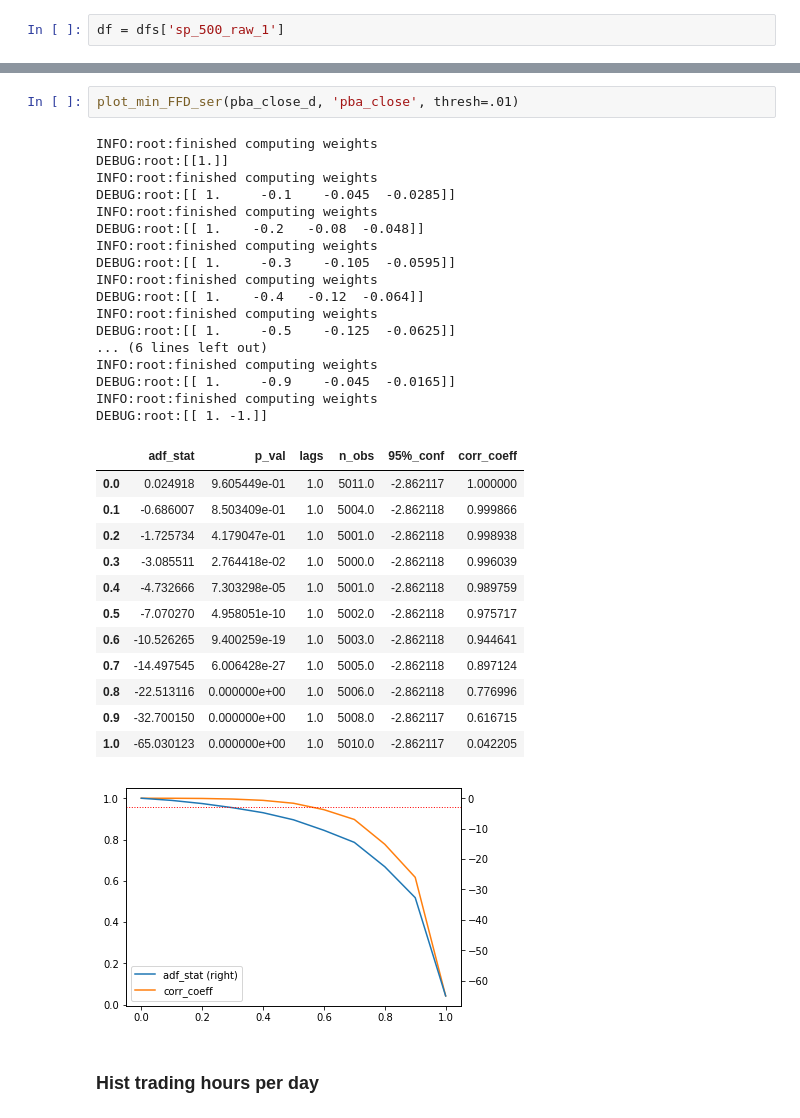
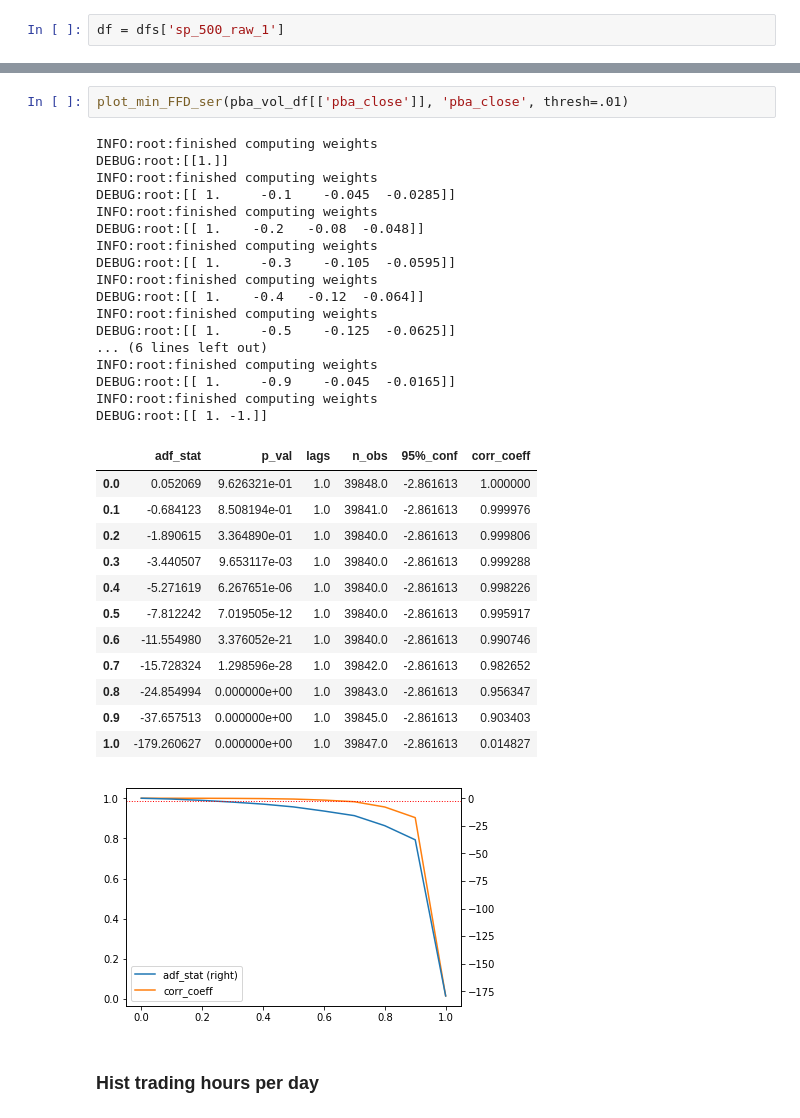
Before and after one commit to kevindirect/thesis-code, a Jupyter notebook: mutate/frac.ipynb, the cells around one changed output, grey strips where cells are left out. Drawn from its saved outputs; the diff is of its cells as text.

```diff
--- a/mutate/frac.ipynb
+++ b/mutate/frac.ipynb
@@ -80,36 +118,36 @@ si_buzz = df[['mkt_v3_stockIndexBuzz_N']].resample('d').last()
 # %%
-plot_min_FFD_ser(pba_close_d, 'pba_close', thresh=.01)
+plot_min_FFD_ser(pba_vol_df[['pba_close']], 'pba_close', thresh=.01)
 # %% [output]
 INFO:root:finished computing weights
 DEBUG:root:[[1.]]
 INFO:root:finished computing weights
 DEBUG:root:[[ 1.     -0.1    -0.045  -0.0285]]
 INFO:root:finished computing weights
 DEBUG:root:[[ 1.    -0.2   -0.08  -0.048]]
 INFO:root:finished computing weights
 DEBUG:root:[[ 1.     -0.3    -0.105  -0.0595]]
 INFO:root:finished computing weights
 DEBUG:root:[[ 1.    -0.4   -0.12  -0.064]]
 INFO:root:finished computing weights
 DEBUG:root:[[ 1.     -0.5    -0.125  -0.0625]]
 ... (6 lines left out)
 INFO:root:finished computing weights
 DEBUG:root:[[ 1.     -0.9    -0.045  -0.0165]]
 INFO:root:finished computing weights
 DEBUG:root:[[ 1. -1.]]
 |  | adf_stat | p_val | lags | n_obs | 95%_conf | corr_coeff |
-| 0.0 | 0.024918 | 9.605449e-01 | 1.0 | 5011.0 | -2.862117 | 1.000000 |
-| 0.1 | -0.686007 | 8.503409e-01 | 1.0 | 5004.0 | -2.862118 | 0.999866 |
-| 0.2 | -1.725734 | 4.179047e-01 | 1.0 | 5001.0 | -2.862118 | 0.998938 |
-| 0.3 | -3.085511 | 2.764418e-02 | 1.0 | 5000.0 | -2.862118 | 0.996039 |
-| 0.4 | -4.732666 | 7.303298e-05 | 1.0 | 5001.0 | -2.862118 | 0.989759 |
-| 0.5 | -7.070270 | 4.958051e-10 | 1.0 | 5002.0 | -2.862118 | 0.975717 |
-| 0.6 | -10.526265 | 9.400259e-19 | 1.0 | 5003.0 | -2.862118 | 0.944641 |
-| 0.7 | -14.497545 | 6.006428e-27 | 1.0 | 5005.0 | -2.862118 | 0.897124 |
-| 0.8 | -22.513116 | 0.000000e+00 | 1.0 | 5006.0 | -2.862118 | 0.776996 |
-| 0.9 | -32.700150 | 0.000000e+00 | 1.0 | 5008.0 | -2.862117 | 0.616715 |
-| 1.0 | -65.030123 | 0.000000e+00 | 1.0 | 5010.0 | -2.862117 | 0.042205 |
+| 0.0 | 0.052069 | 9.626321e-01 | 1.0 | 39848.0 | -2.861613 | 1.000000 |
+| 0.1 | -0.684123 | 8.508194e-01 | 1.0 | 39841.0 | -2.861613 | 0.999976 |
+| 0.2 | -1.890615 | 3.364890e-01 | 1.0 | 39840.0 | -2.861613 | 0.999806 |
+| 0.3 | -3.440507 | 9.653117e-03 | 1.0 | 39840.0 | -2.861613 | 0.999288 |
+| 0.4 | -5.271619 | 6.267651e-06 | 1.0 | 39840.0 | -2.861613 | 0.998226 |
+| 0.5 | -7.812242 | 7.019505e-12 | 1.0 | 39840.0 | -2.861613 | 0.995917 |
+| 0.6 | -11.554980 | 3.376052e-21 | 1.0 | 39840.0 | -2.861613 | 0.990746 |
+| 0.7 | -15.728324 | 1.298596e-28 | 1.0 | 39842.0 | -2.861613 | 0.982652 |
+| 0.8 | -24.854994 | 0.000000e+00 | 1.0 | 39843.0 | -2.861613 | 0.956347 |
+| 0.9 | -37.657513 | 0.000000e+00 | 1.0 | 39845.0 | -2.861613 | 0.903403 |
+| 1.0 | -179.260627 | 0.000000e+00 | 1.0 | 39847.0 | -2.861613 | 0.014827 |
-[figure, old version]
+[figure, new version]
 # %% [markdown]
 ### Hist trading hours per day
 # %%
```
Also changed, not shown: parts of 8 cells of this notebook, 3 other files.
